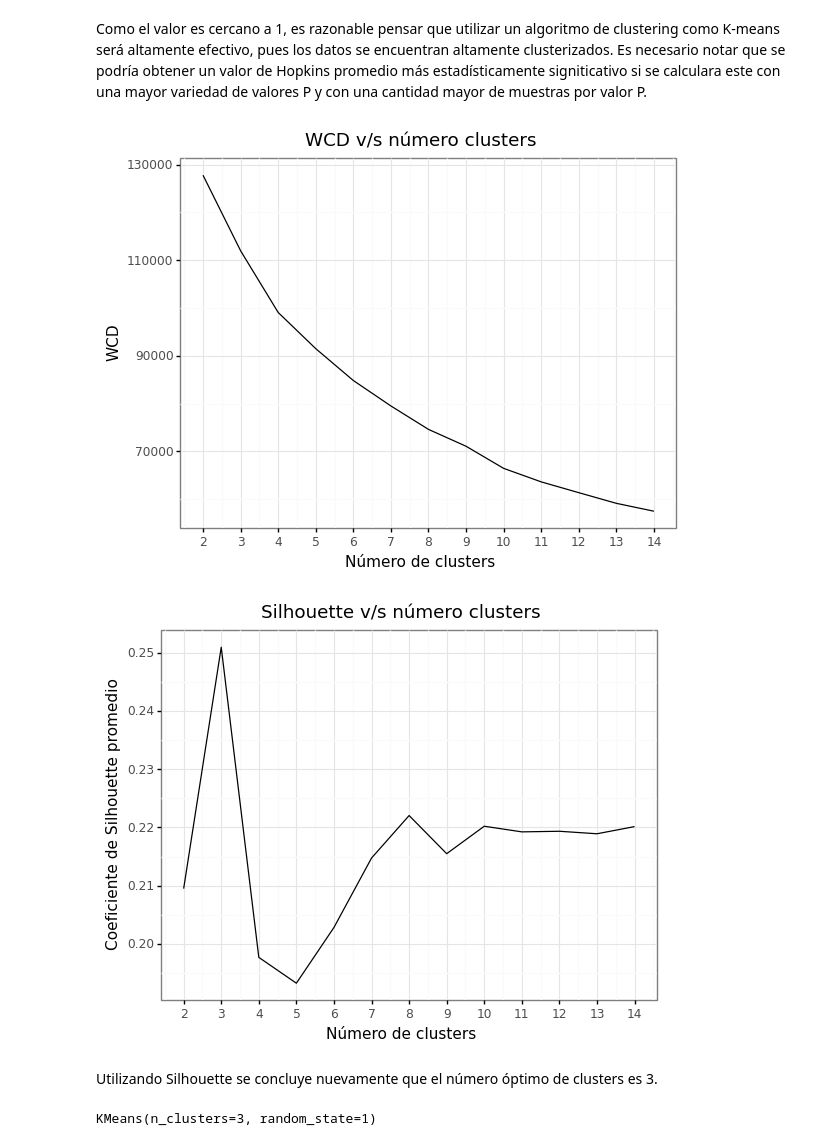
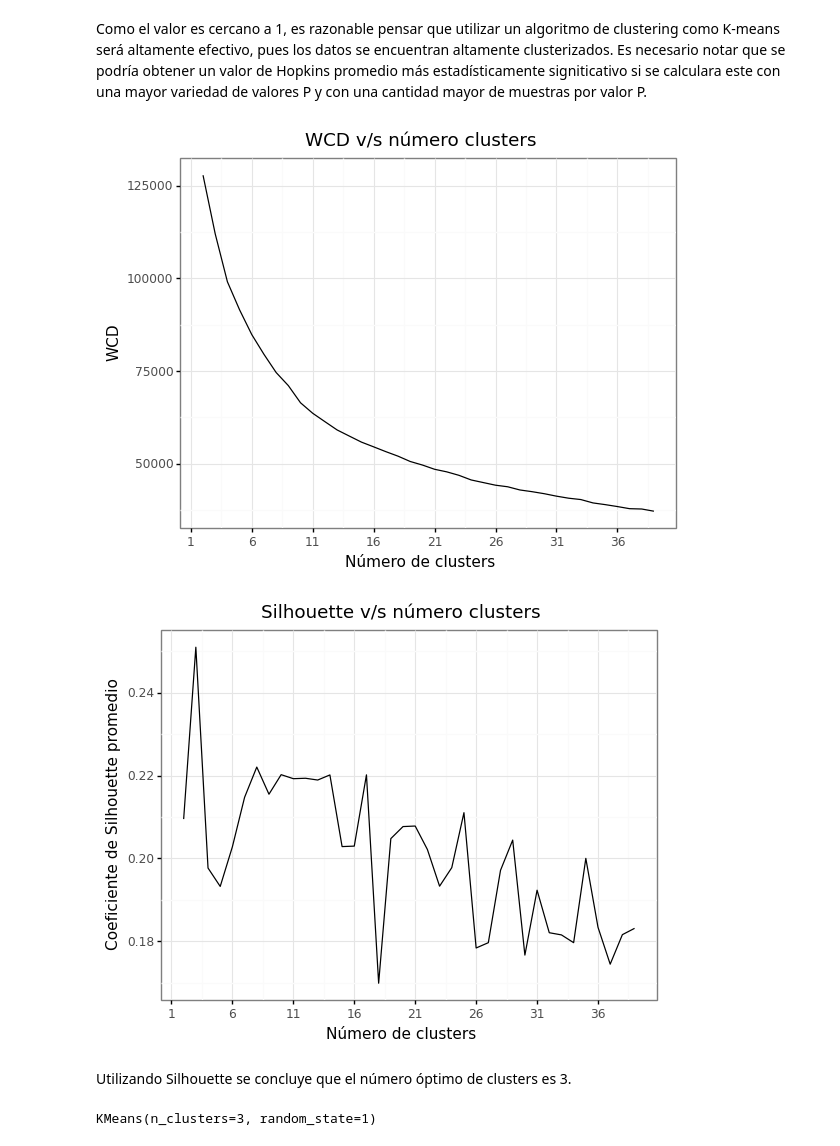
Before and after one commit to eolo-ws/proyecto-1-mineria-datos, a Jupyter notebook: proyecto-mineria-grupo-5.ipynb, the cells around one changed output. Saved outputs shown, nothing was run; the diff lists cells and outputs as text; code cells hidden in the pictures.

```diff
--- a/proyecto-mineria-grupo-5.ipynb
+++ b/proyecto-mineria-grupo-5.ipynb
@@ -277,21 +293,0 @@ scaled_features = scaler.fit_transform(df_filtered) #estandarización los datos
-# %%
-#Determinando número de K clusters:
-maxK=80
-sse = np.zeros(maxK-2) # NO USAR []
-CS = np.zeros(maxK-2) # NO USAR []
-for k in range(2, maxK):
-    kmeans = KMeans(n_clusters=k,random_state=1,n_init=10)
-    kmeans.fit(scaled_features)
-    sse[k-2]=kmeans.inertia_ #NO USAR sse.append(kmeans.inertia_)
-    silhouette_avg = silhouette_score(scaled_features, kmeans.labels_)
-    CS[k-2]=silhouette_avg #NO USAR CS.append(silhouette_avg)
-
-#Generating the dataframa
-tempData=pd.DataFrame(range(2, maxK),columns=["K"])
-tempData["sse"]=sse
-tempData["CS"]=CS
-print(ggplot(tempData)+aes(x="K",y="sse")+theme_bw()+geom_line()+labs(x="Número de clusters",y="WCD")
-+scale_x_continuous(breaks=range(1,maxK))+ggtitle("WCD v/s número clusters"))
-
-print(ggplot(tempData)+aes(x="K",y="CS")+theme_bw()+geom_line()+labs(x="Número de clusters",y="Coeficiente de Silhouette promedio")
-+scale_x_continuous(breaks=range(1,maxK))+ggtitle("Silhouette v/s número clusters"))
@@ -303,5 +293,0 @@ Observando el metodo de silhouette logramos determinar que el numero de clusters
-# %%
-#Aplicando el número de clusters seleccionado
-selectedCluster=3
-kmeans = KMeans(n_clusters=selectedCluster,n_init=10,random_state=1)
-kmeans.fit(scaled_features)
@@ -338,30 +308,30 @@ El estadístico de Hopkins promedio probando distintos tamaños de muestras (tam
 Como el valor es cercano a 1, es razonable pensar que utilizar un algoritmo de clustering como K-means será altamente efectivo, pues los datos se encuentran altamente clusterizados. Es necesario notar que se podría obtener un valor de Hopkins promedio más estadísticamente signiticativo si se calculara este con una mayor variedad de valores P y con una cantidad mayor de muestras por valor P.
 # %%
 #Determinando número de K clusters:
-maxK=80
+maxK=40
 sse = np.zeros(maxK-2) # NO USAR []
 CS = np.zeros(maxK-2) # NO USAR []
 for k in range(2, maxK):
     kmeans = KMeans(n_clusters=k,random_state=1,n_init=10)
     kmeans.fit(scaled_features)
     sse[k-2]=kmeans.inertia_ #NO USAR sse.append(kmeans.inertia_)
     silhouette_avg = silhouette_score(scaled_features, kmeans.labels_)
     CS[k-2]=silhouette_avg #NO USAR CS.append(silhouette_avg)
 
 #Generating the dataframa
 tempData=pd.DataFrame(range(2, maxK),columns=["K"])
 tempData["sse"]=sse
 tempData["CS"]=CS
 print(ggplot(tempData)+aes(x="K",y="sse")+theme_bw()+geom_line()+labs(x="Número de clusters",y="WCD")
-+scale_x_continuous(breaks=range(1,maxK))+ggtitle("WCD v/s número clusters"))
++scale_x_continuous(breaks=range(1,maxK,5))+ggtitle("WCD v/s número clusters"))
 
 print(ggplot(tempData)+aes(x="K",y="CS")+theme_bw()+geom_line()+labs(x="Número de clusters",y="Coeficiente de Silhouette promedio")
-+scale_x_continuous(breaks=range(1,maxK))+ggtitle("Silhouette v/s número clusters"))
++scale_x_continuous(breaks=range(1,maxK,5))+ggtitle("Silhouette v/s número clusters"))
 # %% [output]
-[figure, old version]
+[figure, new version]
-[figure, old version]
+[figure, new version]
 # %% [markdown]
-Utilizando Silhouette se concluye nuevamente que el número óptimo de clusters es 3.
+Utilizando Silhouette se concluye que el número óptimo de clusters es 3.
 # %%
 #Aplicando el número de clusters seleccionado
 selectedCluster=3
```
Also changed, not shown: parts of 19 cells of this notebook.
